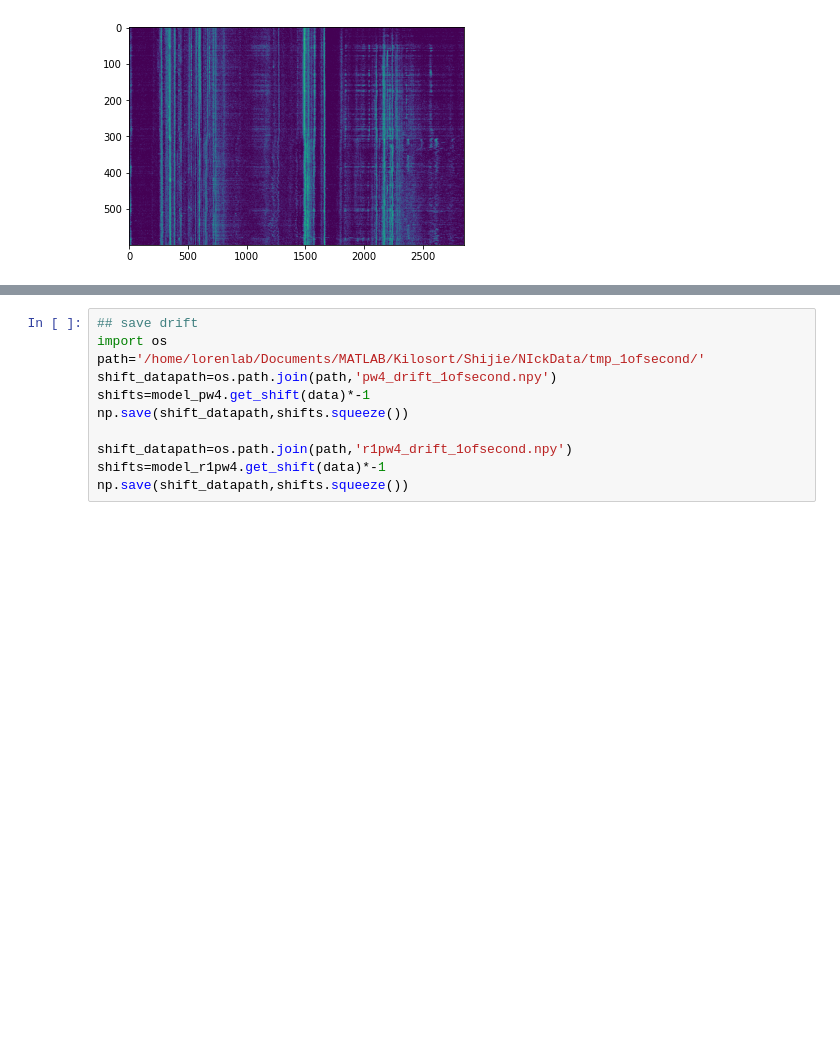
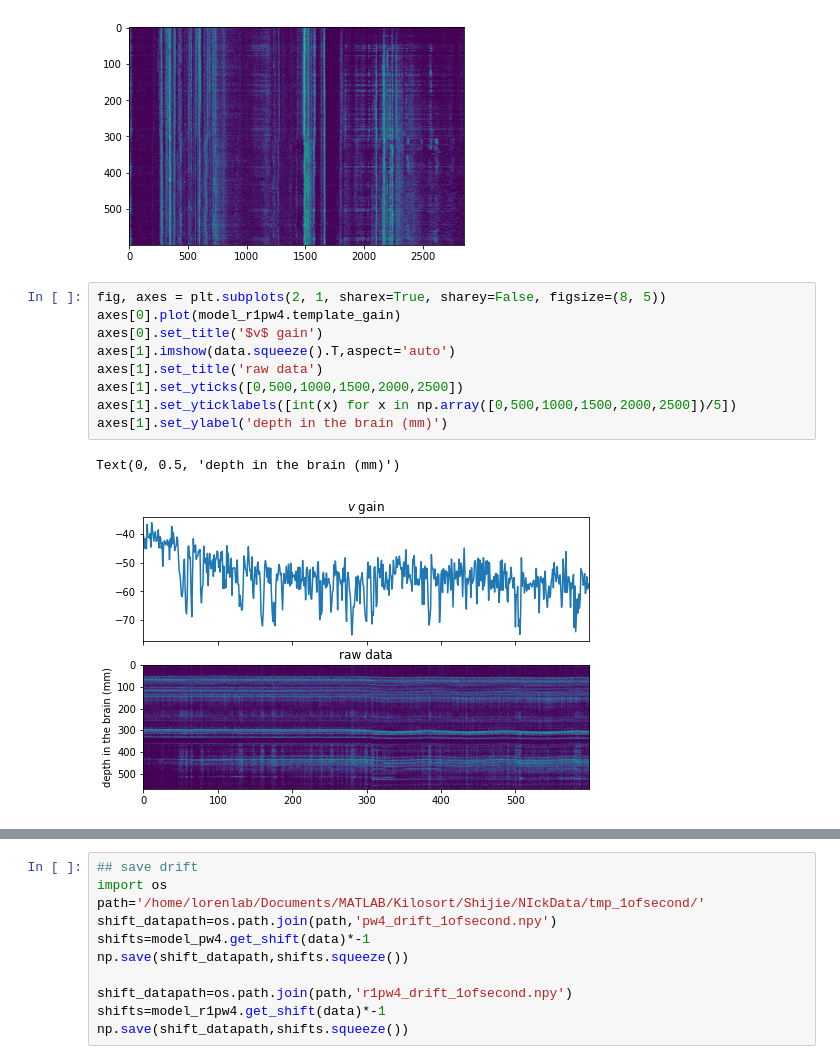
Before and after one commit to shijiegu/driftrack, a Jupyter notebook: examples/Fig3_RealData.ipynb, the cells around one changed output, grey strips where cells are left out. Saved outputs shown, nothing was run; the diff lists cells and outputs as text; blank space fills up the shorter version.

```diff
--- a/examples/Fig3_RealData.ipynb
+++ b/examples/Fig3_RealData.ipynb
@@ -61,3 +71,15 @@ plt.imshow(recon_pw4,aspect='auto')
 # %% [output]
 <matplotlib.image.AxesImage at 0x...>
 [figure]
+# %%
+fig, axes = plt.subplots(2, 1, sharex=True, sharey=False, figsize=(8, 5))
+axes[0].plot(model_r1pw4.template_gain)
+axes[0].set_title('$v$ gain')
+axes[1].imshow(data.squeeze().T,aspect='auto')
+axes[1].set_title('raw data')
+axes[1].set_yticks([0,500,1000,1500,2000,2500])
+axes[1].set_yticklabels([int(x) for x in np.array([0,500,1000,1500,2000,2500])/5])
+axes[1].set_ylabel('depth in the brain (mm)')
+# %% [output]
+Text(0, 0.5, 'depth in the brain (mm)')
+[figure, added]
```
Also changed, not shown: parts of 6 cells of this notebook, 9 other files.
